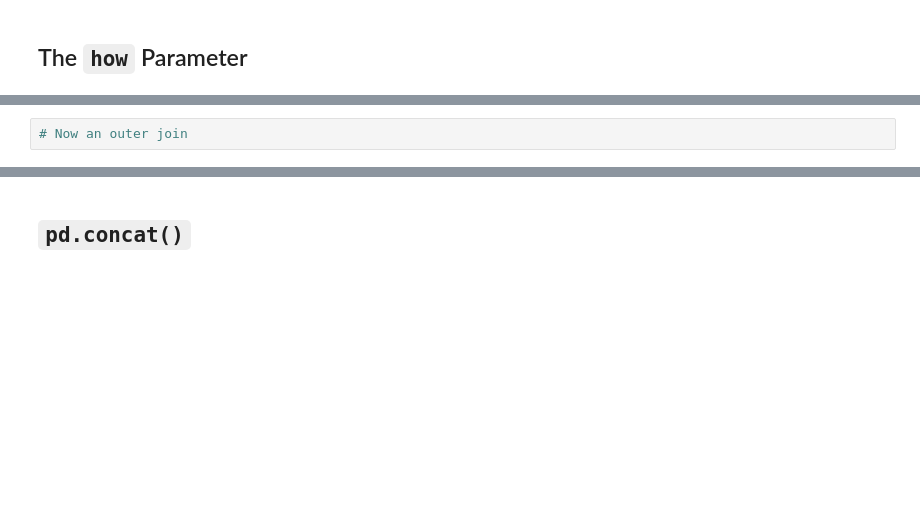
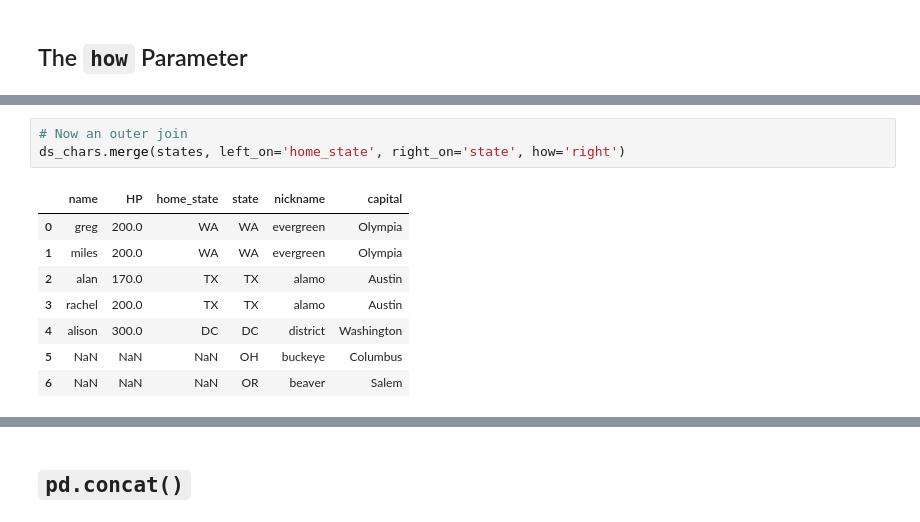
Before and after one commit to kmcneil901/NTL-DS-080723, a Jupyter notebook: 1phase/11-aggregating-combining-dataframes.ipynb, the cells around one changed output, grey strips where cells are left out. Drawn from its saved outputs; the diff is of its cells as text; blank space fills up the shorter version.

```diff
--- a/1phase/11-aggregating-combining-dataframes.ipynb
+++ b/1phase/11-aggregating-combining-dataframes.ipynb
@@ -130,2 +259,12 @@ This parameter in both `.join()` and `.merge()` tells the compiler what sort of
 # %%
 # Now an outer join
+ds_chars.merge(states, left_on='home_state', right_on='state', how='right')
+# %% [output]
+|  | name | HP | home_state | state | nickname | capital |
+| 0 | greg | 200.0 | WA | WA | evergreen | Olympia |
+| 1 | miles | 200.0 | WA | WA | evergreen | Olympia |
+| 2 | alan | 170.0 | TX | TX | alamo | Austin |
+| 3 | rachel | 200.0 | TX | TX | alamo | Austin |
+| 4 | alison | 300.0 | DC | DC | district | Washington |
+| 5 | NaN | NaN | NaN | OH | buckeye | Columbus |
+| 6 | NaN | NaN | NaN | OR | beaver | Salem |
```
Also changed, not shown: parts of 50 cells of this notebook.
